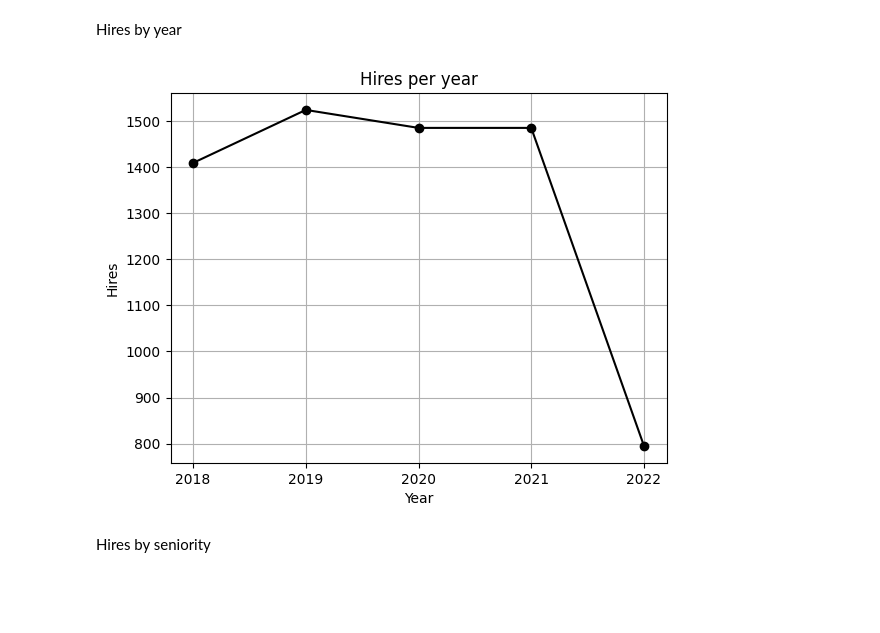
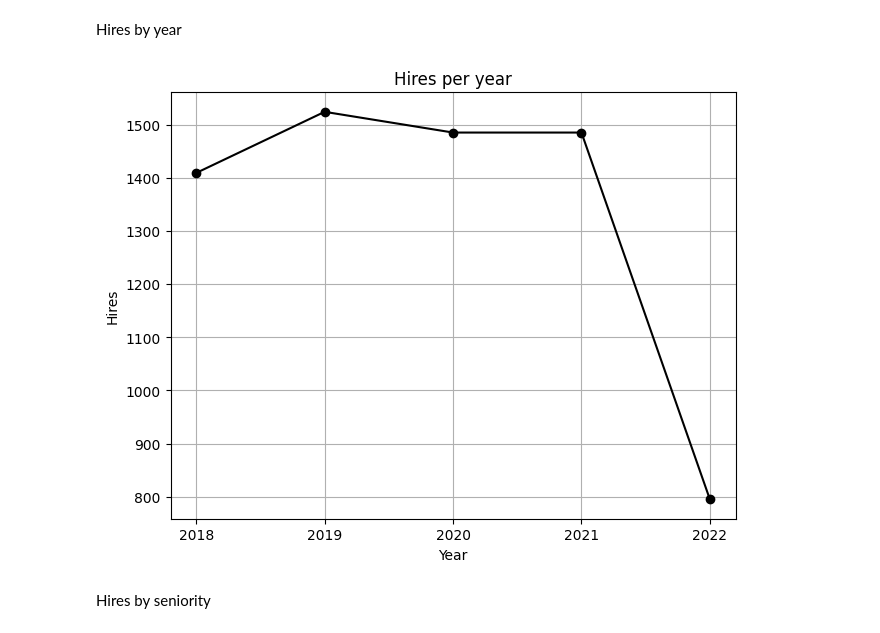
Before and after one commit to MarcAragon/Workshop1, a Jupyter notebook: Analisys.ipynb, the cells around one changed output. Drawn from its saved outputs; the diff is of its cells as text; code cells hidden in the pictures; blank space fills up the shorter version.

```diff
--- a/Analisys.ipynb
+++ b/Analisys.ipynb
@@ -389,16 +391,17 @@ Hires by year
 # %%
 plt.plot(KP2DF['Year'], KP2DF['HiresCount'], marker='o', color='black', linestyle='-')
 plt.xticks(range(KP2DF['Year'].values[0], KP2DF['Year'].values[-1] + 1 , 1)) #Xticks automaticos no quedan bien
-
-plt.title('Hires per year')
+plt.tight_layout()
+Title = 'Hires per year'
+plt.title(Title)
 plt.xlabel('Year')
 plt.ylabel('Hires')
 
-
+plt.savefig(f'Results/{Title}.png', dpi=500 , bbox_inches='tight')
 plt.grid(True)
 plt.show()
 # %% [output]
-[figure, old version]
+[figure, new version]
 # %% [markdown]
 Hires by seniority
 # %%
```
Also changed, not shown: parts of 13 cells of this notebook, 6 other files.
